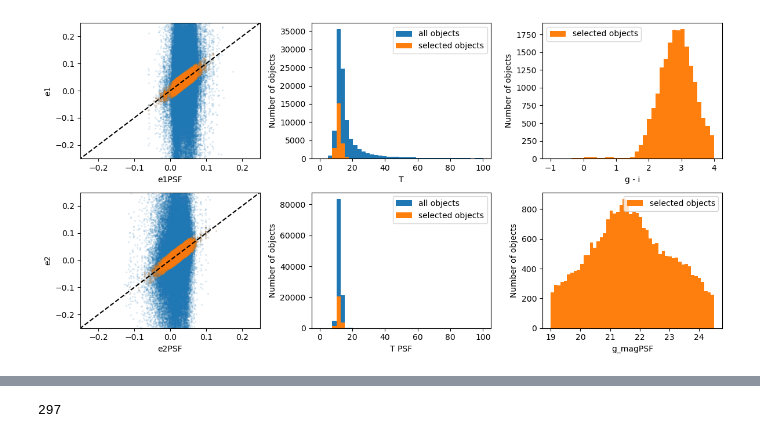
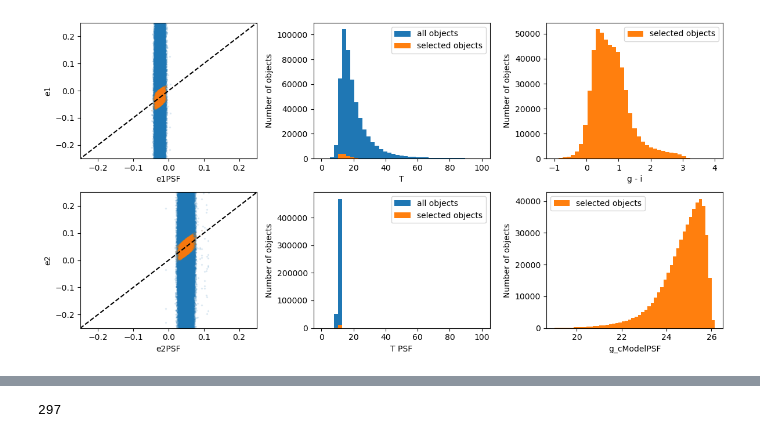
Before and after one commit to LSSTDESC/DifferentialCR, a Jupyter notebook: 2nd_ManyObjDCR.ipynb, the cells around one changed output, grey strips where cells are left out. Drawn from its saved outputs; the diff is of its cells as text; code cells hidden in the pictures.

```diff
--- a/2nd_ManyObjDCR.ipynb
+++ b/2nd_ManyObjDCR.ipynb
@@ -223,6 +260,6 @@ print(np.sum(shape_mask))
 plt.hist(e1[mask] ,bins)
 plt.hist(e2[mask], bins, alpha = 0.8)
 
-object_table = object_table_all[mask]
+object_table = object_table_all #[mask]
 object_table
 # %% [output]
@@ -303,33 +341,33 @@ ax[i,j].hist(T, bins = bins, label = 'all objects')
 ax[i,j].hist(T[mask], bins = bins, label = 'selected objects')
 ax[i,j].set_xlabel('T')
 ax[i,j].set_ylabel('Number of objects')
 ax[i,j].legend()
 
 
 
 i,j = 1, 1
 bins = np.linspace(0, 100, 40)
 ax[i,j].hist(TPSF, bins = bins, label = 'all objects')
 ax[i,j].hist(TPSF[mask], bins = bins, label = 'selected objects')
 ax[i,j].set_xlabel('T PSF')
 ax[i,j].set_ylabel('Number of objects')
 ax[i,j].legend()
 
 i, j = 0, 2
 bins = np.linspace(-1, 4, 40)
 # ax[i,j].hist(object_table_all['g_minus_i'], bins = bins, label = 'all objects')
 ax[i,j].hist(object_table['g_minus_i'], bins = bins, label = 'selected objects', color = 'C1')
 ax[i,j].set_xlabel('g - i')
 ax[i,j].set_ylabel('Number of objects')
 ax[i,j].legend()
 
 i, j = 1, 2
 # ax[i,j].hist(object_table_all['g_psfMag'], bins = 50, label = 'all objects')
-ax[i,j].hist(object_table['g_psfMag'], bins = 50, label = 'selected objects', color = 'C1')
-ax[i,j].set_xlabel('g_magPSF')
+ax[i,j].hist(object_table['g_cModelMag'], bins = 50, label = 'selected objects', color = 'C1')
+ax[i,j].set_xlabel('g_cModelPSF')
 ax[i,j].set_ylabel('Number of objects')
 ax[i,j].legend()
 
 fig.tight_layout()
 # %% [output]
-[figure, old version]
+[figure, new version]
```
Also changed, not shown: parts of 11 cells of this notebook, 3 other files.
